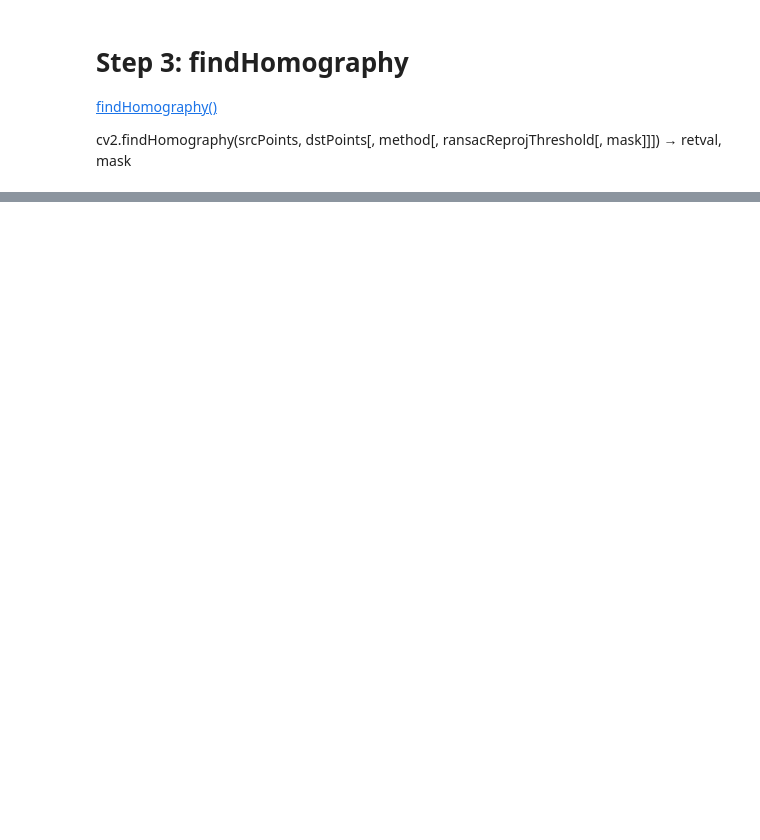
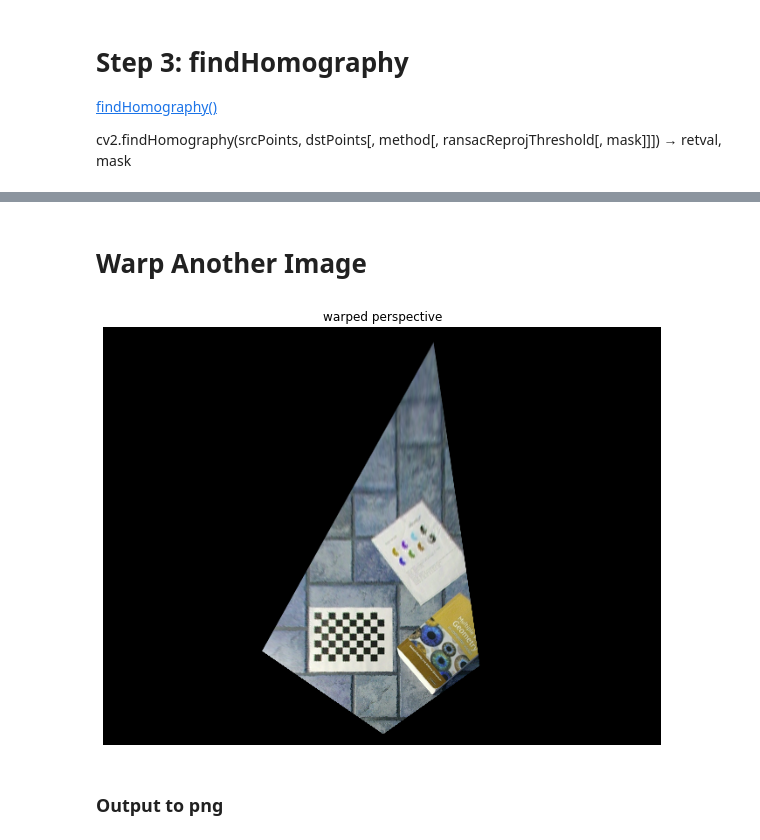
Before and after one commit to eshangaur/Perception-in-Robotics, a Jupyter notebook: project_2b/code/task_5/task_5.ipynb, the cells around one changed output, grey strips where cells are left out. Saved outputs shown, nothing was run; the diff lists cells and outputs as text; code cells hidden in the pictures; blank space fills up the shorter version.

```diff
--- a/project_2b/code/task_5/task_5.ipynb
+++ b/project_2b/code/task_5/task_5.ipynb
@@ -102,0 +162,23 @@ cv2.findHomography(srcPoints, dstPoints[, method[, ransacReprojThreshold[, mask]
+# %% [markdown]
+# Warp Another Image
+# %%
+retval, corners_2D = cv2.findChessboardCorners(left_[1],(6,9))
+
+dstPoints = []
+
+for i in range(9):
+    for j in range(6):
+        dstPoints.append([250 + i*8, 375 - j*8])
+
+dstPoints = np.array(dstPoints)
+dstPoints = dstPoints.reshape((54,1,2))
+
+H, mask = cv2.findHomography(corners_2D, dstPoints)
+
+left_1_warped = cv2.warpPerspective(left_[1].copy(), H, (left_[1].shape[:2][1],left_[1].shape[:2][0]))
+
+plot_figures({'warped perspective':left_1_warped},1,1)
+# %% [output]
+[figure, added]
+# %% [markdown]
+### Output to png
```
Also changed, not shown: parts of 11 cells of this notebook, 2 other files.
